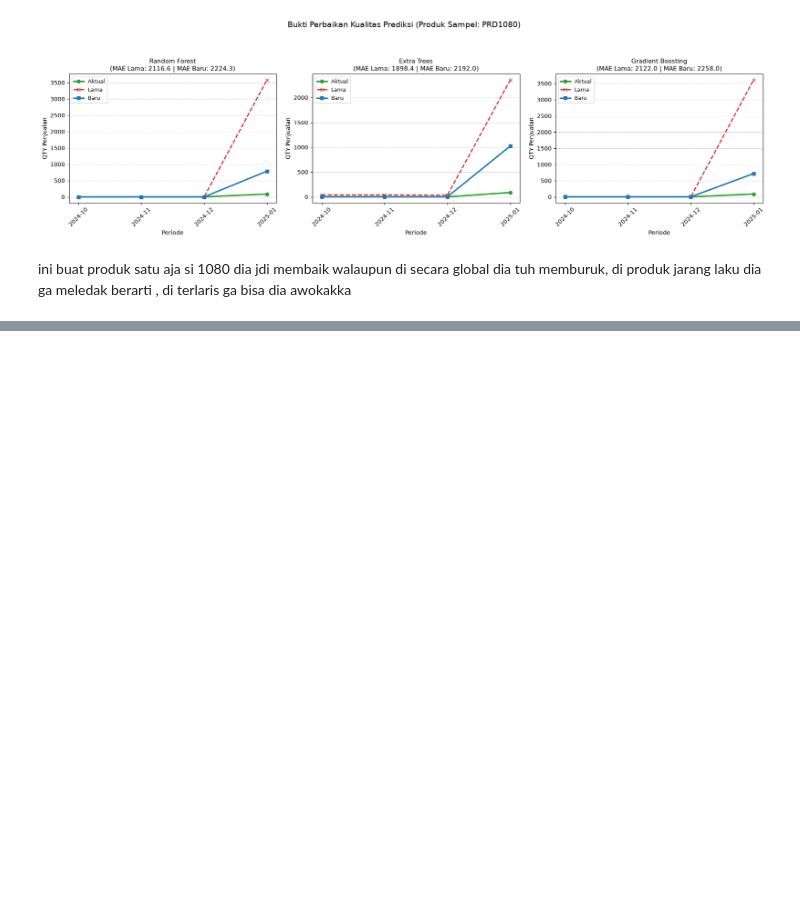
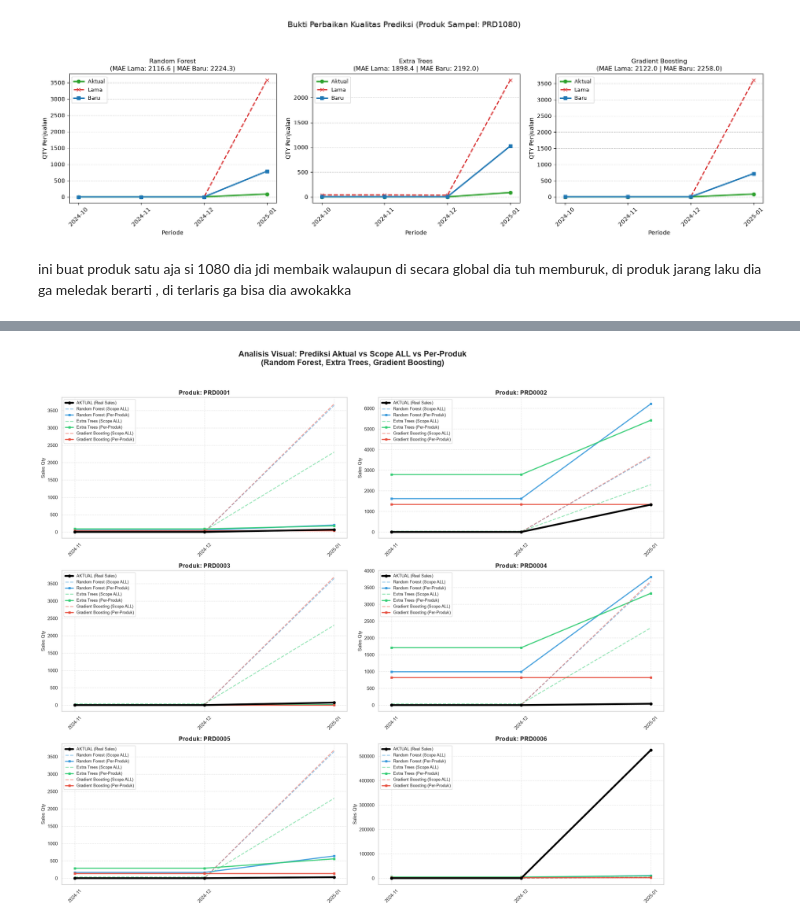
Before and after one commit to mwelmel/Forecast-App, a Jupyter notebook: backend/ml/notebooks/training.ipynb, the cells around one changed output, grey strips where cells are left out. Drawn from its saved outputs; the diff is of its cells as text; code cells hidden in the pictures; blank space fills up the shorter version.

Commit message:
coba training model perproduk, debugging model management

```diff
--- a/backend/ml/notebooks/training.ipynb
+++ b/backend/ml/notebooks/training.ipynb
@@ -1506,0 +1918,94 @@ Lonjakan Aktual di Masa Depan (Test)  : 942400.0
+# %%
+# 1. PERSIAPAN DATA (Parameter Fix Skripsi)
+FEATURES = ['Tahun', 'Bulan', 'Sales_t-1', 'Sales_t-2', 'Sales_t-3', 'Ma_3', 'Ma_6']
+
+df_eksperimen = df_model.copy()
+df_eksperimen = df_eksperimen.sort_values(["Tahun", "Bulan"]).reset_index(drop=True)
+
+split_idx = int(len(df_eksperimen) * 0.8)
+train_data = df_eksperimen.iloc[:split_idx].copy()
+test_data = df_eksperimen.iloc[split_idx:].copy()
+
+# 2. DEFINISI 3 ALGORITMA
+MODEL_CLASSES = {
+    "Random Forest": lambda: RandomForestRegressor(n_estimators=100, random_state=42, min_samples_split=5, min_samples_leaf=2, max_features='log2', max_depth=10, n_jobs=-1),
+    "Extra Trees": lambda: ExtraTreesRegressor(n_estimators=100, random_state=42, min_samples_split=5, min_samples_leaf=2, max_features='log2', max_depth=10, n_jobs=-1),
+    "Gradient Boosting": lambda: GradientBoostingRegressor(subsample=0.6, n_estimators=300, random_state=42, min_samples_split=10, min_samples_leaf=1, max_depth=2, learning_rate=0.03)
+}
+# MODEL_CLASSES = {
+#     "Random Forest": lambda: RandomForestRegressor(n_estimators=200, random_state=42, min_samples_split=2, min_samples_leaf=2, max_features='sqrt', max_depth=10),
+#     "Extra Trees": lambda: ExtraTreesRegressor(n_estimators=200, random_state=42, min_samples_split=2, min_samples_leaf=1, max_features=None, max_depth=None),
+#     "Gradient Boosting": lambda: GradientBoostingRegressor(subsample=0.8, n_estimators=1000, random_state=42, min_samples_split=2, min_samples_leaf=1, max_depth=2, learning_rate=0.05)
+# }
+
+# 3. LATIH MODEL GLOBAL (SCOPE ALL) UNTUK KE-3 ALGORITMA
+print("Sedang melatih 3 Model Global (Scope ALL)...")
+models_global = {}
+for nama_algo, make_model in MODEL_CLASSES.items():
+    m = make_model()
+    m.fit(train_data[FEATURES], train_data['SALES_QTY'])
+    models_global[nama_algo] = m
+
+# 4. AMBIL 6 PRODUK UNTUK VISUALISASI
+top_6_produk = df_eksperimen['KODE_PRODUK'].value_counts().head(6).index.tolist()
+print(f"Memproses visualisasi untuk 6 produk: {top_6_produk}\n")
+
+# Siapkan Kanvas Grafik (Grid 3 Baris x 2 Kolom)
+fig, axes = plt.subplots(3, 2, figsize=(20, 18))
+fig.suptitle("Analisis Visual: Prediksi Aktual vs Scope ALL vs Per-Produk\n(Random Forest, Extra Trees, Gradient Boosting)",
+             fontsize=18, fontweight='bold', y=0.98)
+axes = axes.flatten()
+
+warna_algo = {
+    "Random Forest": "#3498db",
+    "Extra Trees": "#2ecc71",
+    "Gradient Boosting": "#e74c3c"
+}
+
+# 5. LOOPING UNTUK 6 PRODUK
+for i, produk in enumerate(top_6_produk):
+    train_p = train_data[train_data['KODE_PRODUK'] == produk].copy()
+    test_p = test_data[test_data['KODE_PRODUK'] == produk].copy()
+
+    test_p['Periode'] = test_p['Tahun'].astype(str) + "-" + test_p['Bulan'].astype(str).str.zfill(2)
+    ax = axes[i]
+
+    # 5A. Plot Garis Aktual (Hitam, Paling Tebal)
+    ax.plot(test_p['Periode'], test_p['SALES_QTY'], marker='o', color='black',
+            linewidth=4, label='AKTUAL (Real Sales)', zorder=10)
+
+    if len(train_p) > 0 and len(test_p) > 0:
+        # 5B. Looping untuk ke-3 Algoritma
+        for nama_algo, make_model in MODEL_CLASSES.items():
+
+            # Latih Model Per-Produk (Local)
+            m_local = make_model()
+            m_local.fit(train_p[FEATURES], train_p['SALES_QTY'])
+
+            # Lakukan Prediksi
+            pred_local = np.maximum(0, m_local.predict(test_p[FEATURES]))
+            pred_global = np.maximum(0, models_global[nama_algo].predict(test_p[FEATURES]))
+
+            w = warna_algo[nama_algo]
+
+            # Plot Scope ALL (Garis Putus-putus, Transparan)
+            ax.plot(test_p['Periode'], pred_global, color=w, linestyle='--',
+                    linewidth=2, alpha=0.5, label=f'{nama_algo} (Scope ALL)')
+
+            # Plot Per-Produk (Garis Solid, Ada Markernya)
+            ax.plot(test_p['Periode'], pred_local, color=w, linestyle='-', marker='s', markersize=4,
+                    linewidth=2.5, alpha=0.9, label=f'{nama_algo} (Per-Produk)')
+
+    ax.set_title(f"Produk: {produk}", fontsize=14, fontweight='bold')
+    ax.set_ylabel("Sales Qty", fontsize=11)
+    ax.tick_params(axis='x', rotation=45)
+    ax.grid(True, linestyle='--', alpha=0.5)
+
+    # # Taruh Legend hanya di grafik pertama agar tidak menuhi semua kanvas
+    # if i == 0:
+    ax.legend(loc='best', fontsize=9, ncol=1)
+
+plt.tight_layout(rect=[0, 0, 1, 0.96])
+# plt.savefig("grafik_6produk_3algo_lengkap.png", dpi=300, bbox_inches='tight')
+plt.show()
+# %% [output]
@@ -1506,0 +2014 @@ Lonjakan Aktual di Masa Depan (Test)  : 942400.0
+[figure, added]
```
Also changed, not shown: parts of 9 cells of this notebook, 3 other files.
